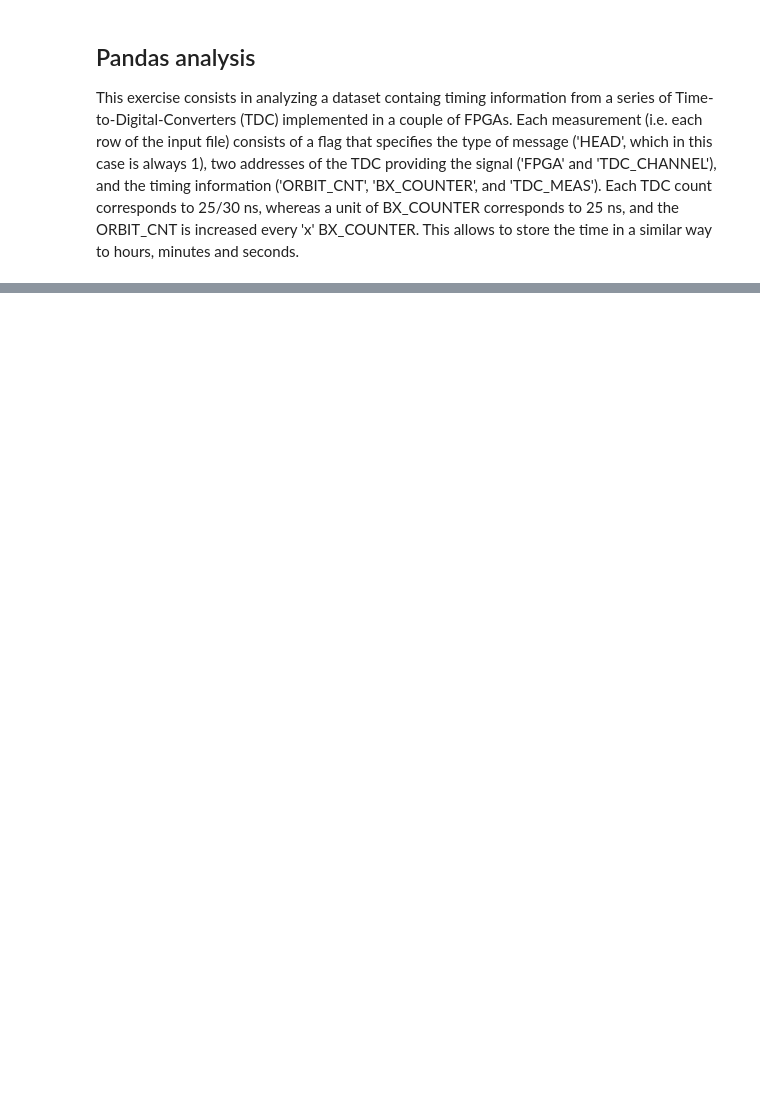
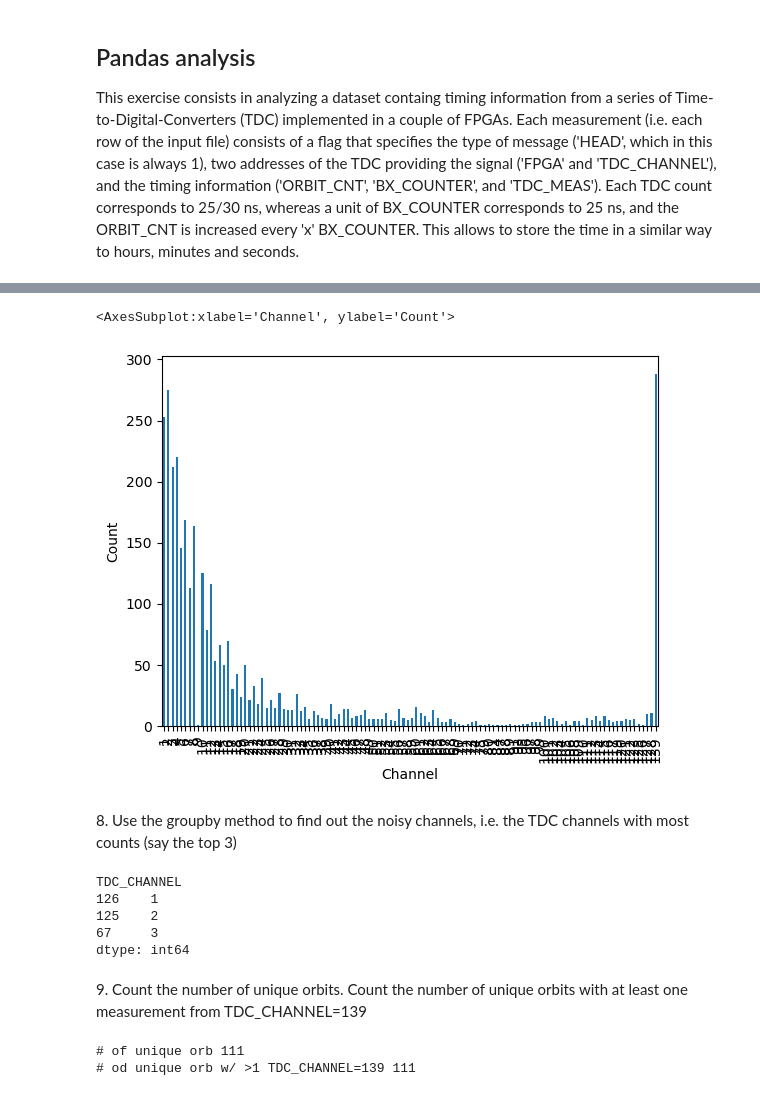
Before and after one commit to tommaso-bertola/LaboratoryOfComputationalPhysics_Y5, a Jupyter notebook: 06ex_Pandas.ipynb, the cells around one changed output, grey strips where cells are left out. Saved outputs shown, nothing was run; the diff lists cells and outputs as text; code cells hidden in the pictures; blank space fills up the shorter version.

```diff
--- a/06ex_Pandas.ipynb
+++ b/06ex_Pandas.ipynb
@@ -25,0 +98,23 @@ This exercise consists in analyzing a dataset containg timing information from a
+# %%
+df[df['FPGA']==1]['TDC_CHANNEL'].value_counts().sort_index().plot(xlabel='Channel', ylabel='Count', kind='bar')
+# %% [output]
+<AxesSubplot:xlabel='Channel', ylabel='Count'>
+[figure, added]
+# %% [markdown]
+8\. Use the groupby method to find out the noisy channels, i.e. the TDC channels with most counts (say the top 3)
+# %%
+df.groupby(['TDC_CHANNEL']).size().sort_values()[:3]
+# %% [output]
+TDC_CHANNEL
+126    1
+125    2
+67     3
+dtype: int64
+# %% [markdown]
+9\. Count the number of unique orbits. Count the number of unique orbits with at least one measurement from TDC_CHANNEL=139
+# %%
+print('# of unique orb',len(df['ORBIT_CNT'].value_counts()))
+print('# od unique orb w/ >1 TDC_CHANNEL=139', len(df[df['TDC_CHANNEL']==139]['ORBIT_CNT'].value_counts()))
+# %% [output]
+# of unique orb 111
+# od unique orb w/ >1 TDC_CHANNEL=139 111
```
Also changed, not shown: parts of 18 cells of this notebook, 1 other file.
